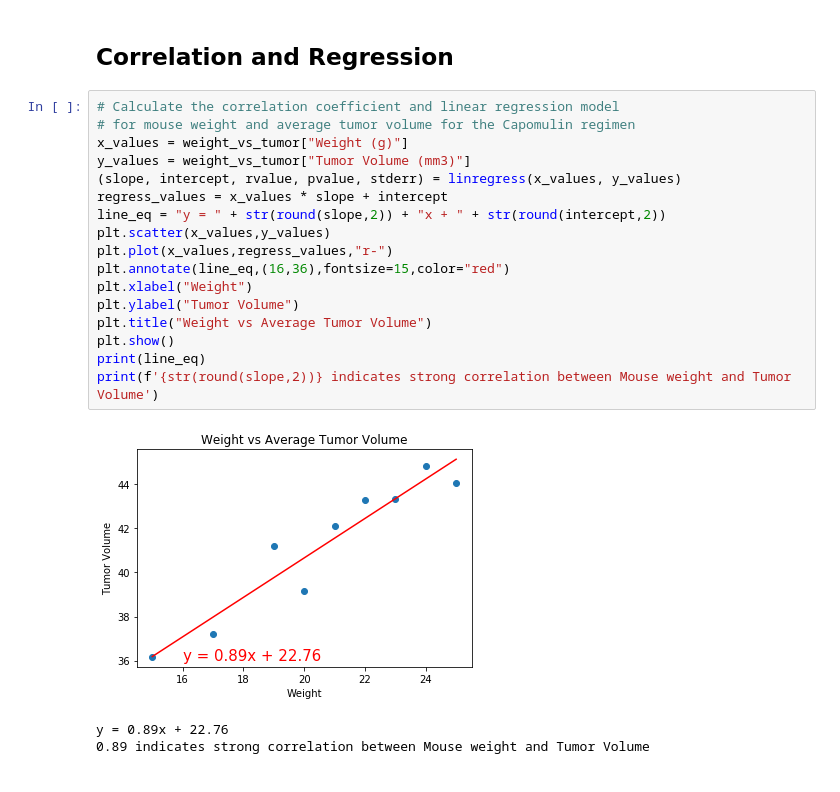
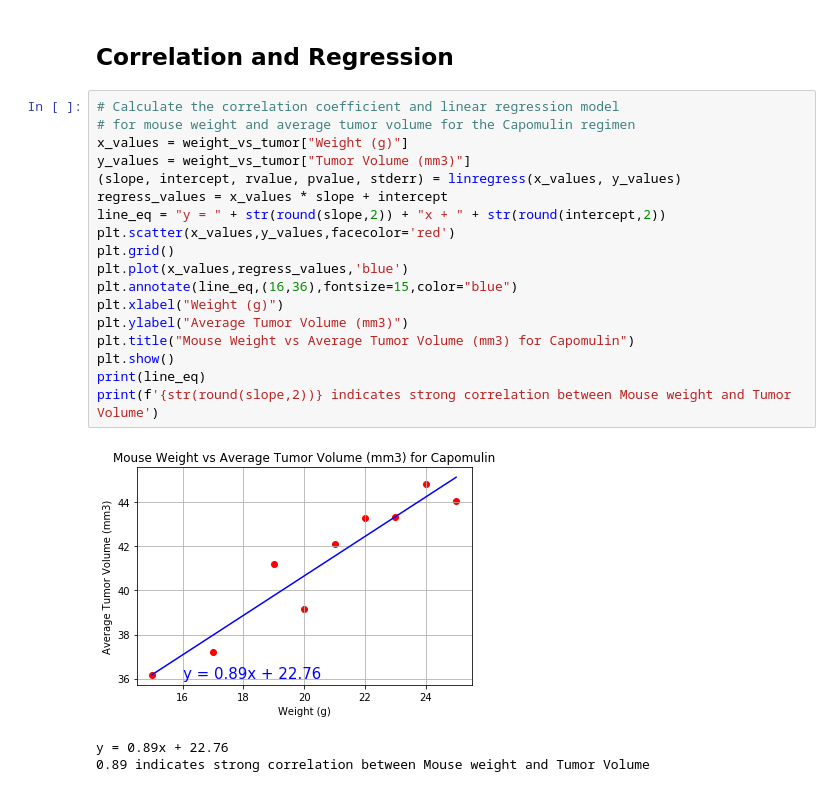
Before and after one commit to phuphan626/Matplotlib-Challenge-, a Jupyter notebook: Pymaceuticals/pymaceuticals_starter.ipynb, the cells around one changed output. Saved outputs shown, nothing was run; the diff lists cells and outputs as text.

```diff
--- a/Pymaceuticals/pymaceuticals_starter.ipynb
+++ b/Pymaceuticals/pymaceuticals_starter.ipynb
@@ -411,21 +363,22 @@ Text(0, 0.5, 'Average Tumor Volume (mm3)')
 # %%
 # Calculate the correlation coefficient and linear regression model
 # for mouse weight and average tumor volume for the Capomulin regimen
 x_values = weight_vs_tumor["Weight (g)"]
 y_values = weight_vs_tumor["Tumor Volume (mm3)"]
 (slope, intercept, rvalue, pvalue, stderr) = linregress(x_values, y_values)
 regress_values = x_values * slope + intercept
 line_eq = "y = " + str(round(slope,2)) + "x + " + str(round(intercept,2))
-plt.scatter(x_values,y_values)
-plt.plot(x_values,regress_values,"r-")
-plt.annotate(line_eq,(16,36),fontsize=15,color="red")
-plt.xlabel("Weight")
-plt.ylabel("Tumor Volume")
-plt.title("Weight vs Average Tumor Volume")
+plt.scatter(x_values,y_values,facecolor='red')
+plt.grid()
+plt.plot(x_values,regress_values,'blue')
+plt.annotate(line_eq,(16,36),fontsize=15,color="blue")
+plt.xlabel("Weight (g)")
+plt.ylabel("Average Tumor Volume (mm3)")
+plt.title("Mouse Weight vs Average Tumor Volume (mm3) for Capomulin")
 plt.show()
 print(line_eq)
 print(f'{str(round(slope,2))} indicates strong correlation between Mouse weight and Tumor Volume')
 # %% [output]
-[figure, old version]
+[figure, new version]
 y = 0.89x + 22.76
 0.89 indicates strong correlation between Mouse weight and Tumor Volume
```
Also changed, not shown: parts of 7 cells of this notebook.
